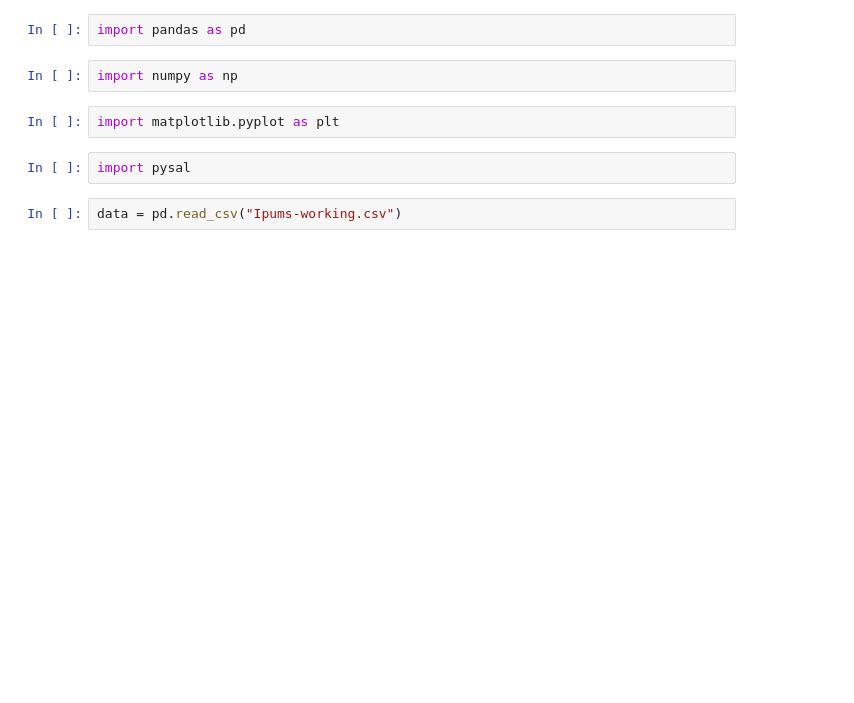
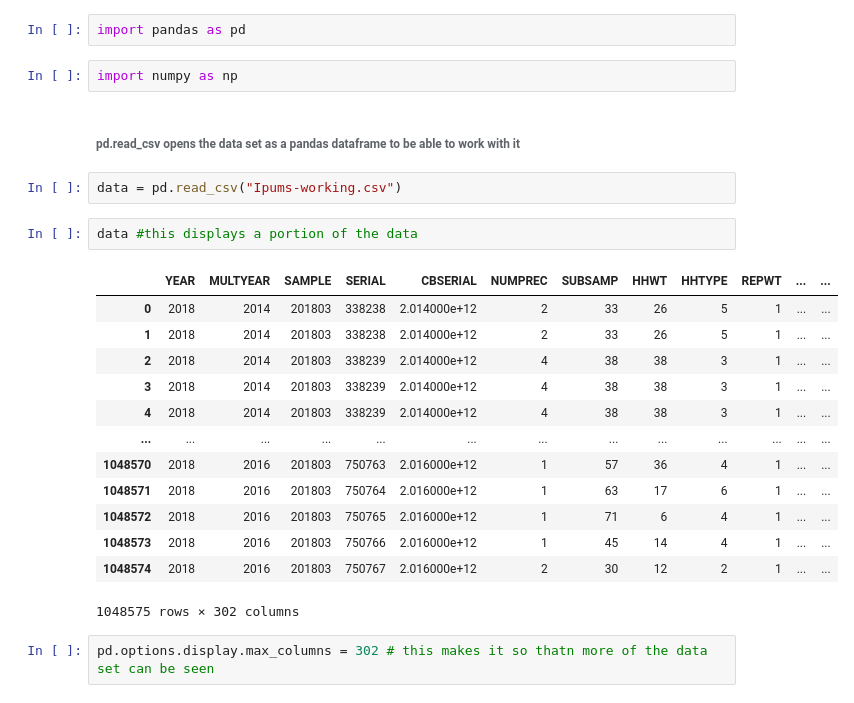
Before and after one commit to CarlosSerna11366/ICSD_GSR, a Jupyter notebook: Data Cleaning.ipynb, the cells around one changed output. Drawn from its saved outputs; the diff is of its cells as text; blank space fills up the shorter version.

```diff
--- a/Data Cleaning.ipynb
+++ b/Data Cleaning.ipynb
@@ -2,9 +6,25 @@
 import pandas as pd
 # %%
 import numpy as np
-# %%
-import matplotlib.pyplot as plt
-# %%
-import pysal
+# %% [markdown]
+###### pd.read_csv opens the data set as a pandas dataframe to be able to work with it
 # %%
 data = pd.read_csv("Ipums-working.csv")
+# %%
+data #this displays a portion of the data
+# %% [output]
+|  | YEAR | MULTYEAR | SAMPLE | SERIAL | CBSERIAL | NUMPREC | SUBSAMP | HHWT | HHTYPE | REPWT | ... | ... |
+| 0 | 2018 | 2014 | 201803 | 338238 | 2.014000e+12 | 2 | 33 | 26 | 5 | 1 | ... | ... |
+| 1 | 2018 | 2014 | 201803 | 338238 | 2.014000e+12 | 2 | 33 | 26 | 5 | 1 | ... | ... |
+| 2 | 2018 | 2014 | 201803 | 338239 | 2.014000e+12 | 4 | 38 | 38 | 3 | 1 | ... | ... |
+| 3 | 2018 | 2014 | 201803 | 338239 | 2.014000e+12 | 4 | 38 | 38 | 3 | 1 | ... | ... |
+| 4 | 2018 | 2014 | 201803 | 338239 | 2.014000e+12 | 4 | 38 | 38 | 3 | 1 | ... | ... |
+| ... | ... | ... | ... | ... | ... | ... | ... | ... | ... | ... | ... | ... |
+| 1048570 | 2018 | 2016 | 201803 | 750763 | 2.016000e+12 | 1 | 57 | 36 | 4 | 1 | ... | ... |
+| 1048571 | 2018 | 2016 | 201803 | 750764 | 2.016000e+12 | 1 | 63 | 17 | 6 | 1 | ... | ... |
+| 1048572 | 2018 | 2016 | 201803 | 750765 | 2.016000e+12 | 1 | 71 | 6 | 4 | 1 | ... | ... |
+| 1048573 | 2018 | 2016 | 201803 | 750766 | 2.016000e+12 | 1 | 45 | 14 | 4 | 1 | ... | ... |
+| 1048574 | 2018 | 2016 | 201803 | 750767 | 2.016000e+12 | 2 | 30 | 12 | 2 | 1 | ... | ... |
+1048575 rows × 302 columns
+# %%
+pd.options.display.max_columns = 302 # this makes it so thatn more of the data set can be seen
```
Also changed, not shown: parts of 17 cells of this notebook.
